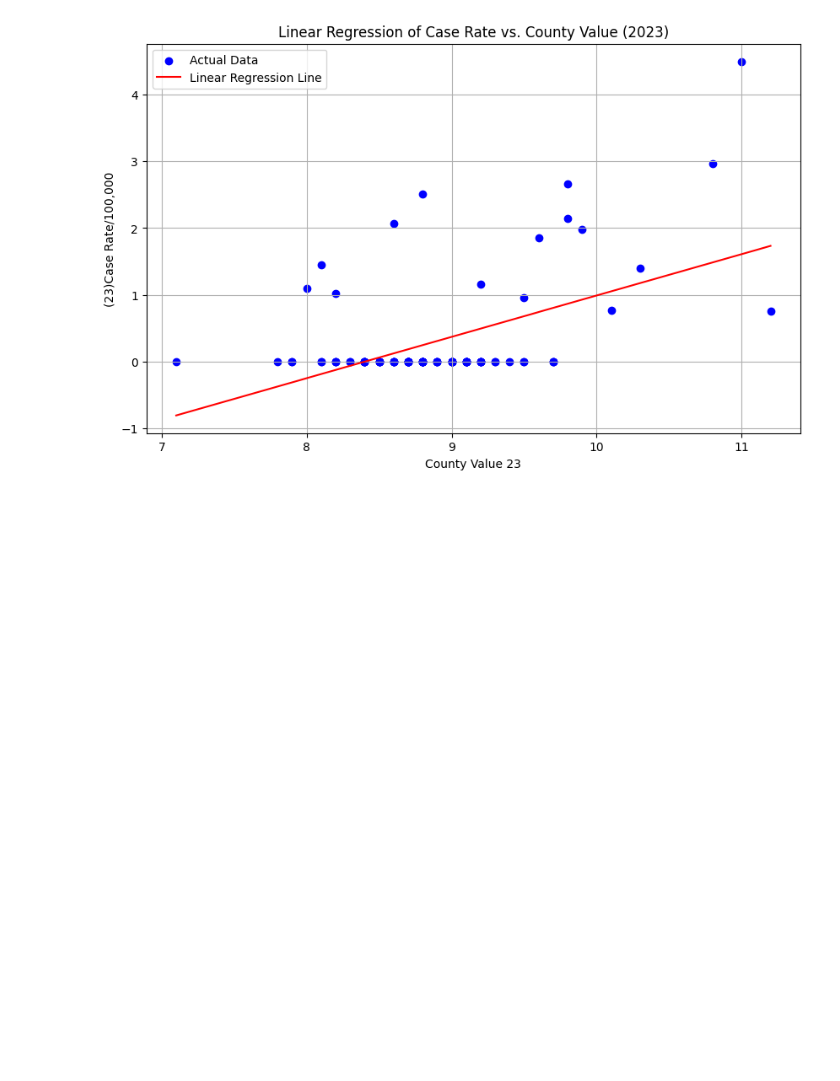
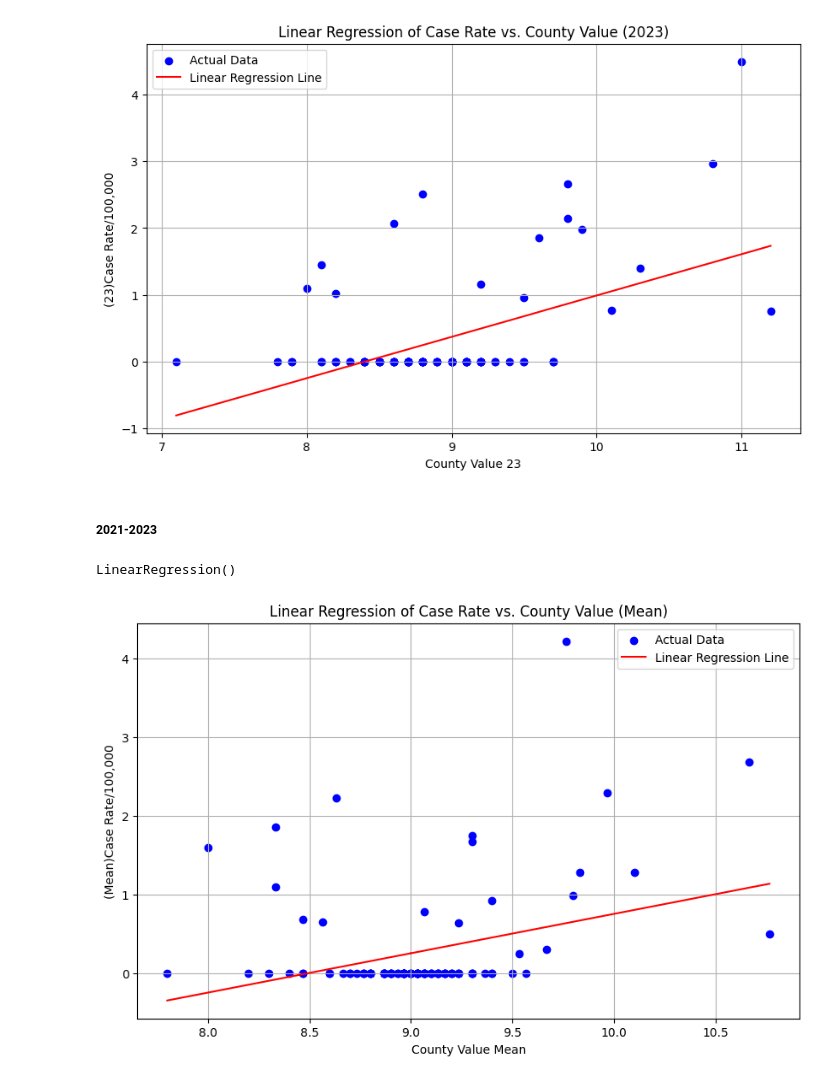
Before and after one commit to christineCLWong/idph_air_pollution_infectious, a Jupyter notebook: tuberculosis.ipynb, the cells around one changed output. Drawn from its saved outputs; the diff is of its cells as text; code cells hidden in the pictures; blank space fills up the shorter version.

Commit message:
mean regression model

```diff
--- a/tuberculosis.ipynb
+++ b/tuberculosis.ipynb
@@ -309,3 +309,54 @@ plt.grid(True)
 plt.show()
 # %% [output]
 [figure]
+# %% [markdown]
+<h5>2021-2023</h5>
+# %%
+#making column with mean
+rate_columns = ['(21)Case Rate/100,000', '(22)Case Rate/100,000', '(23)Case Rate/100,000']
+for col in rate_columns:
+    df_merge[col] = df_merge[col].replace('Rate Suppressed', np.nan).astype(float)
+grouped_by_county = df_merge.groupby('County')
+mean_case_rate_per_county = grouped_by_county[rate_columns].mean()
+mean_case_rate_per_county['Mean Case Rate/100,000 (2021-2023)'] = mean_case_rate_per_county.mean(axis=1)
+mean_case_rate_per_county = mean_case_rate_per_county[['Mean Case Rate/100,000 (2021-2023)']]
+mean_case_rate_per_county = mean_case_rate_per_county.reset_index()
+df_merge = pd.merge(df_merge, mean_case_rate_per_county, on='County', how='left')
+
+#Calculate the average county value over 2021-2023
+county_value_columns = ['County Value 21', 'County Value 22', 'County Value 23']
+for col in county_value_columns:
+    df_merge[col] = pd.to_numeric(df_merge[col], errors='coerce')
+df_merge['Mean County Value (2021-2023)'] = df_merge[county_value_columns].mean(axis=1)
+# %%
+#2021-2023
+model_mean = LinearRegression()
+ind_mean = "Mean County Value (2021-2023)"
+dep_mean = "Mean Case Rate/100,000 (2021-2023)"
+
+# Create df_regression_mean AFTER calculating the mean county value
+df_regression_mean = df_merge[[ind_mean, dep_mean]].dropna()
+
+X_mean = df_regression_mean[[ind_mean]].values  # Select as a single-column DataFrame
+y_mean = df_regression_mean[dep_mean].values
+model_mean.fit(X_mean, y_mean)
+# %% [output]
+LinearRegression()
+# %%
+y_pred_mean = model_mean.predict(X_mean)
+
+plt.figure(figsize=(10, 6))  # Adjust figure size as needed
+plt.scatter(df_regression_mean["Mean County Value (2021-2023)"], df_regression_mean["Mean Case Rate/100,000 (2021-2023)"], color='blue', label='Actual Data')
+
+sorted_indices = np.argsort(X_mean.flatten())
+plt.plot(X_mean[sorted_indices], y_pred_mean[sorted_indices], color='red', label='Linear Regression Line')
+
+# Add labels and title
+plt.xlabel("County Value Mean")
+plt.ylabel("(Mean)Case Rate/100,000")
+plt.title("Linear Regression of Case Rate vs. County Value (Mean)")
+plt.legend()
+plt.grid(True)
+plt.show()
+# %% [output]
+[figure, added]
```
